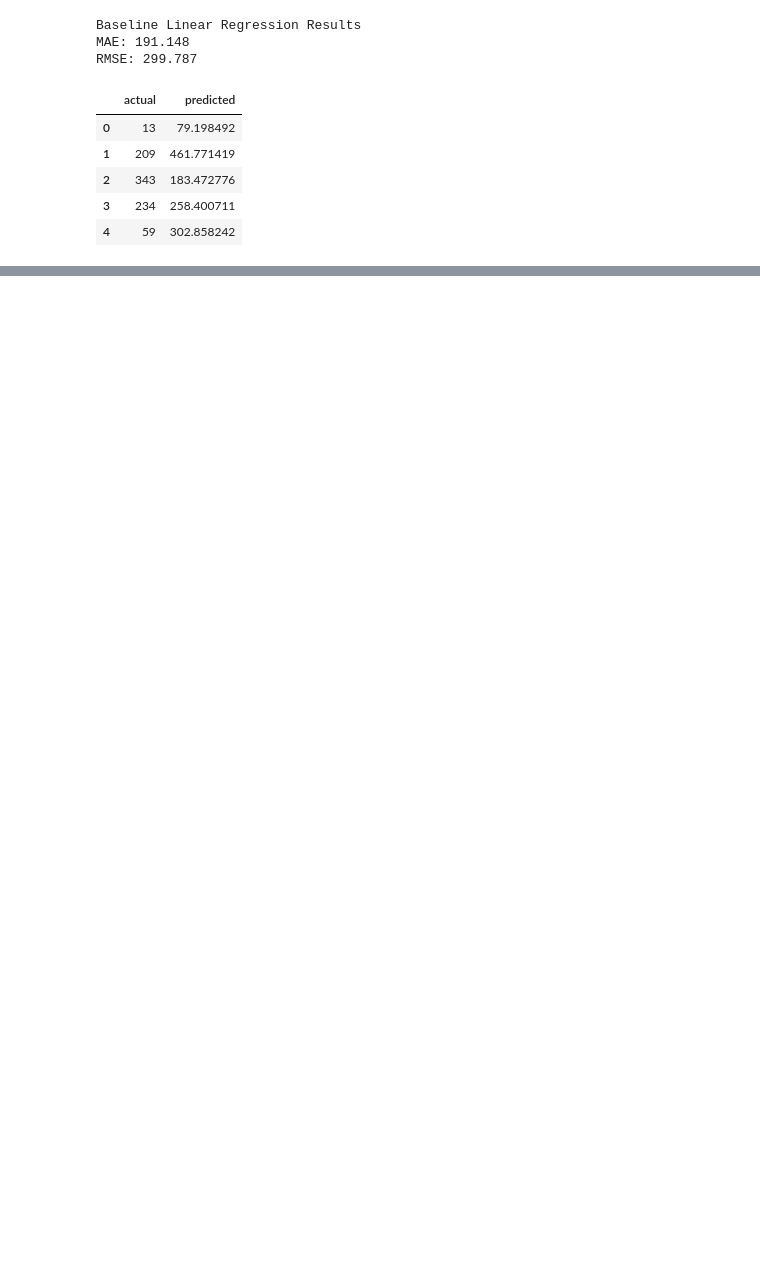
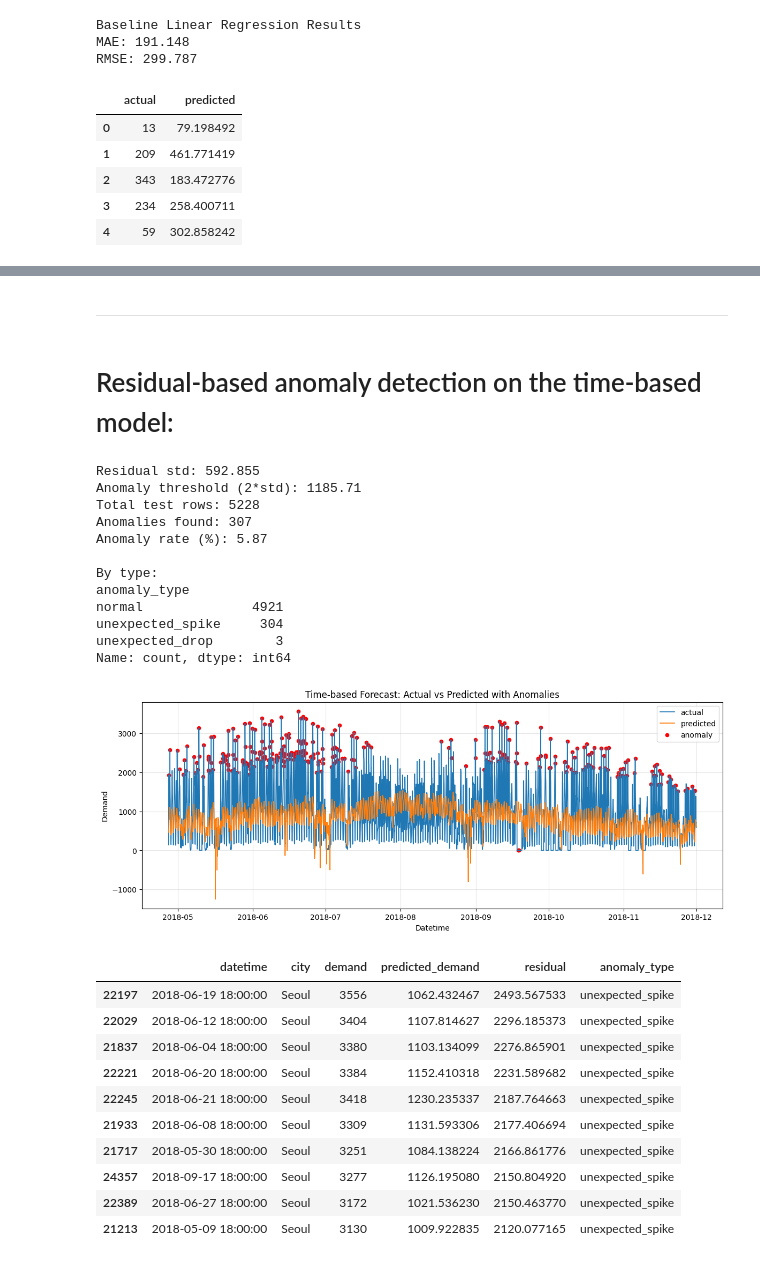
Before and after one commit to clickcafence/Data-Science, a Jupyter notebook: main.ipynb, the cells around one changed output, grey strips where cells are left out. Cells and saved outputs as stored; diff of their text form; code cells hidden in the pictures; blank space fills up the shorter version.

```diff
--- a/main.ipynb
+++ b/main.ipynb
@@ -427,0 +567,76 @@ RMSE: 299.787
+# %% [markdown]
+_________________________________________________________________________
+# %% [markdown]
+# Residual-based anomaly detection on the time-based model:
+# %%
+# Step 8: Residual-based anomaly detection (using time-based model)
+
+# Build evaluation frame for the test period (last 20% in time order)
+eval_df = time_df.iloc[split_idx:].copy()
+eval_df["predicted_demand"] = y_pred_t
+eval_df["residual"] = eval_df["demand"] - eval_df["predicted_demand"]
+eval_df["abs_residual"] = eval_df["residual"].abs()
+
+# Threshold rule: anomalies when |residual| > 2 * std(residual)
+resid_std = eval_df["residual"].std()
+threshold = 2 * resid_std
+eval_df["is_anomaly"] = eval_df["abs_residual"] > threshold
+
+# Label anomaly direction
+eval_df["anomaly_type"] = "normal"
+eval_df.loc[(eval_df["is_anomaly"]) & (eval_df["residual"] > 0), "anomaly_type"] = "unexpected_spike"
+eval_df.loc[(eval_df["is_anomaly"]) & (eval_df["residual"] < 0), "anomaly_type"] = "unexpected_drop"
+
+print("Residual std:", round(resid_std, 3))
+print("Anomaly threshold (2*std):", round(threshold, 3))
+print("Total test rows:", len(eval_df))
+print("Anomalies found:", int(eval_df["is_anomaly"].sum()))
+print("Anomaly rate (%):", round(100 * eval_df["is_anomaly"].mean(), 2))
+print("\nBy type:")
+print(eval_df["anomaly_type"].value_counts())
+
+# Plot actual vs predicted and highlight anomalies
+plt.figure(figsize=(14, 5))
+plt.plot(eval_df["datetime"], eval_df["demand"], label="actual", linewidth=1.2)
+plt.plot(eval_df["datetime"], eval_df["predicted_demand"], label="predicted", linewidth=1.2)
+
+anoms = eval_df[eval_df["is_anomaly"]]
+plt.scatter(anoms["datetime"], anoms["demand"], color="red", s=20, label="anomaly")
+
+plt.title("Time-based Forecast: Actual vs Predicted with Anomalies")
+plt.xlabel("Datetime")
+plt.ylabel("Demand")
+plt.legend()
+plt.grid(alpha=0.3)
+plt.show()
+
+# Show top anomalies for report
+top_anomalies = eval_df.sort_values("abs_residual", ascending=False)[[
+    "datetime", "city", "demand", "predicted_demand", "residual", "anomaly_type"
+]].head(10)
+top_anomalies
+# %% [output]
+Residual std: 592.855
+Anomaly threshold (2*std): 1185.71
+Total test rows: 5228
+Anomalies found: 307
+Anomaly rate (%): 5.87
+
+By type:
+anomaly_type
+normal              4921
+unexpected_spike     304
+unexpected_drop        3
+Name: count, dtype: int64
+[figure, added]
+|  | datetime | city | demand | predicted_demand | residual | anomaly_type |
+| 22197 | 2018-06-19 18:00:00 | Seoul | 3556 | 1062.432467 | 2493.567533 | unexpected_spike |
+| 22029 | 2018-06-12 18:00:00 | Seoul | 3404 | 1107.814627 | 2296.185373 | unexpected_spike |
+| 21837 | 2018-06-04 18:00:00 | Seoul | 3380 | 1103.134099 | 2276.865901 | unexpected_spike |
+| 22221 | 2018-06-20 18:00:00 | Seoul | 3384 | 1152.410318 | 2231.589682 | unexpected_spike |
+| 22245 | 2018-06-21 18:00:00 | Seoul | 3418 | 1230.235337 | 2187.764663 | unexpected_spike |
+| 21933 | 2018-06-08 18:00:00 | Seoul | 3309 | 1131.593306 | 2177.406694 | unexpected_spike |
+| 21717 | 2018-05-30 18:00:00 | Seoul | 3251 | 1084.138224 | 2166.861776 | unexpected_spike |
+| 24357 | 2018-09-17 18:00:00 | Seoul | 3277 | 1126.195080 | 2150.804920 | unexpected_spike |
+| 22389 | 2018-06-27 18:00:00 | Seoul | 3172 | 1021.536230 | 2150.463770 | unexpected_spike |
+| 21213 | 2018-05-09 18:00:00 | Seoul | 3130 | 1009.922835 | 2120.077165 | unexpected_spike |
```
Also changed, not shown: parts of 15 cells of this notebook.
